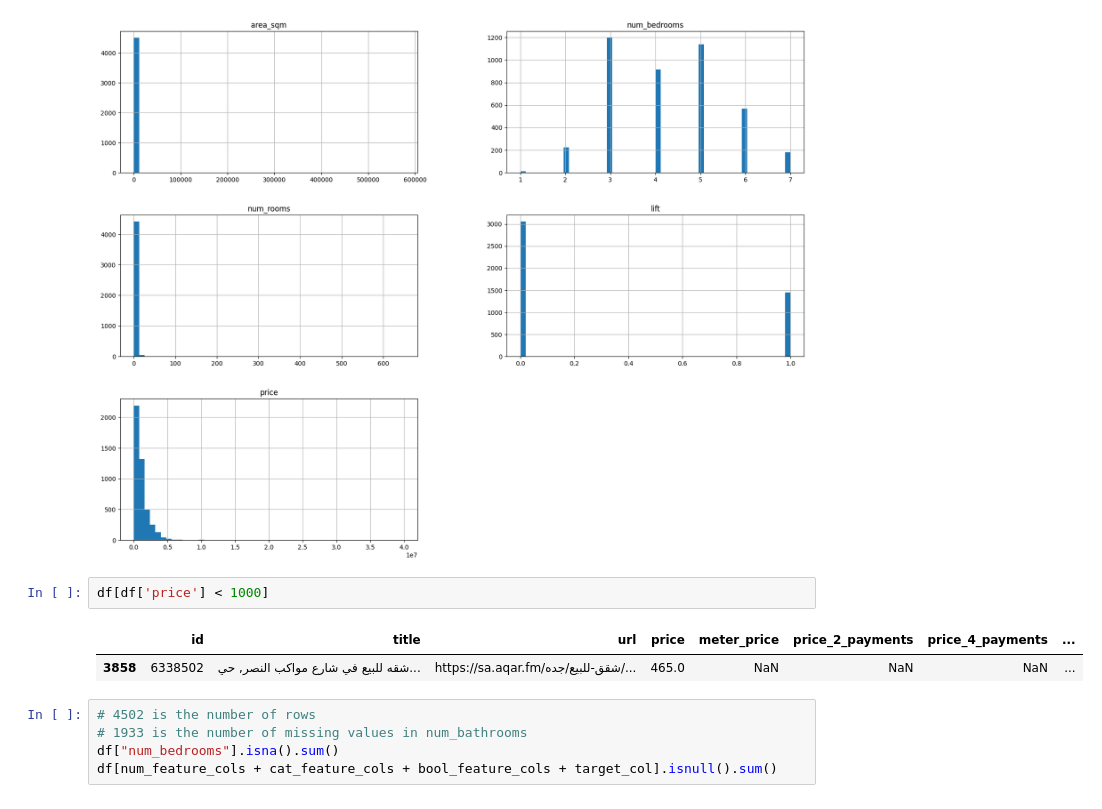
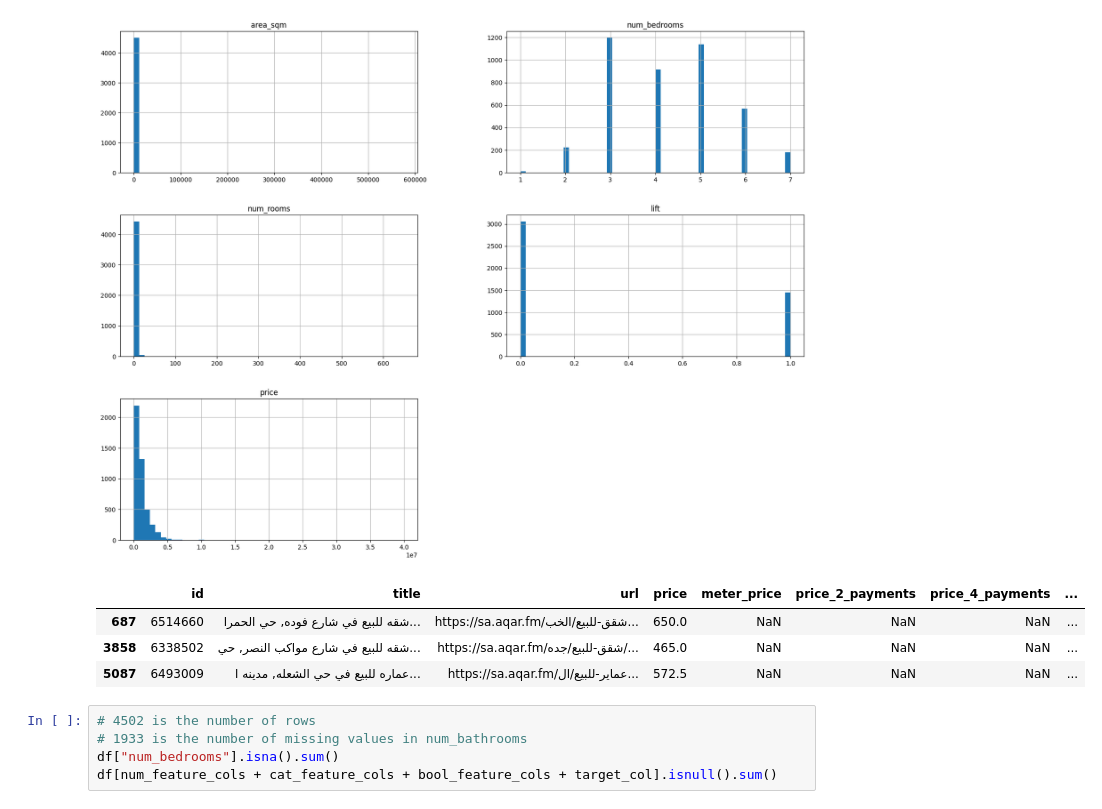
Before and after one commit to AFAskar/Machine-Learning-W3, a Jupyter notebook: aqar.ipynb, the cells around one changed output. Cells and saved outputs as stored; diff of their text form.

```diff
--- a/aqar.ipynb
+++ b/aqar.ipynb
@@ -93,10 +93,11 @@ array([[<Axes: title={'center': 'area_sqm'}>,
        [<Axes: title={'center': 'price'}>, <Axes: >]], dtype=object)
 [figure]
 # %%
-df[df['price'] < 1000]
 # %% [output]
 |  | id | title | url | price | meter_price | price_2_payments | price_4_payments | ... |
+| 687 | 6514660 | شقه للبيع في شارع فوده, حي الحمرا... | https://sa.aqar.fm/شقق-للبيع/الخب... | 650.0 | NaN | NaN | NaN | ... |
 | 3858 | 6338502 | شقه للبيع في شارع مواكب النصر, حي... | https://sa.aqar.fm/شقق-للبيع/جده/... | 465.0 | NaN | NaN | NaN | ... |
+| 5087 | 6493009 | عماره للبيع في حي الشعله, مدينه ا... | https://sa.aqar.fm/عماير-للبيع/ال... | 572.5 | NaN | NaN | NaN | ... |
 # %%
 # 4502 is the number of rows
 # 1933 is the number of missing values in num_bathrooms
```
